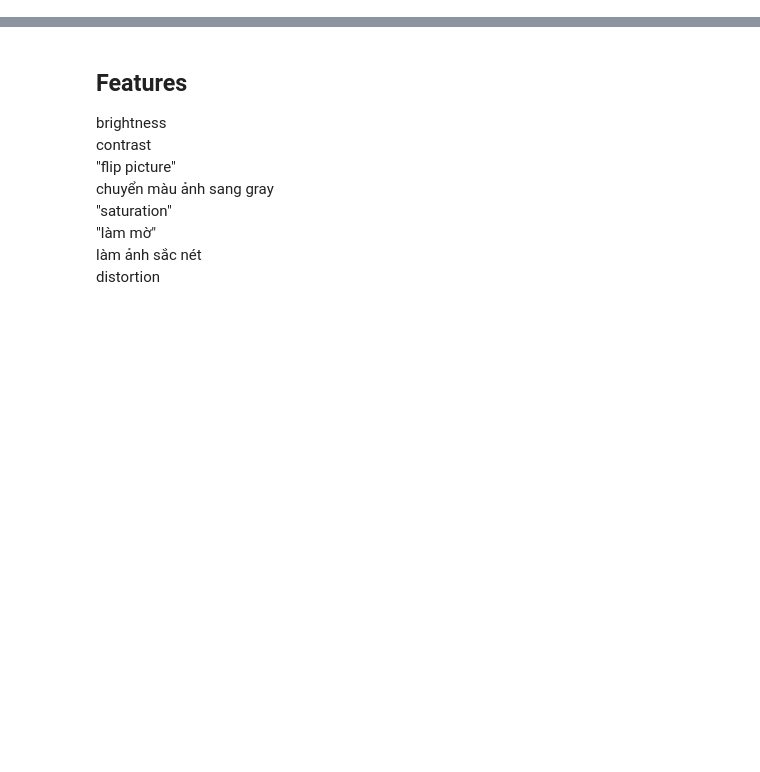
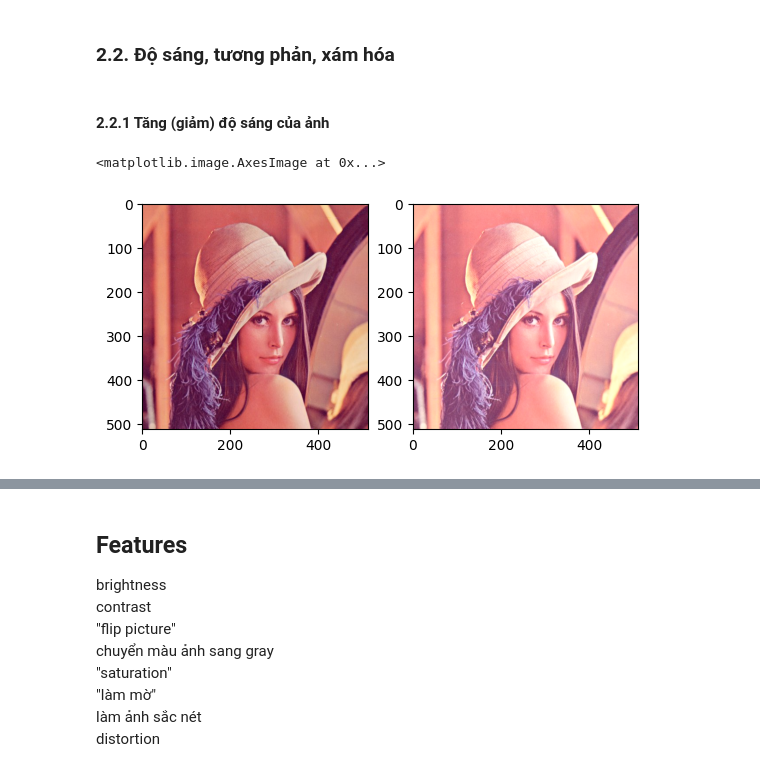
Before and after one commit to sabertoaster/image-processing, a Jupyter notebook: code.ipynb, the cells around one changed output, grey strips where cells are left out. Saved outputs shown, nothing was run; the diff lists cells and outputs as text; code cells hidden in the pictures; blank space fills up the shorter version.

Commit message:
Merged files Unfinished conclusion. Unfinished descriptions (brightness, sharpen, ...).

```diff
--- a/code.ipynb
+++ b/code.ipynb
@@ -0,0 +117,33 @@
+# %% [markdown]
+### 2.2. Độ sáng, tương phản, xám hóa
+# %% [markdown]
+#### 2.2.1 Tăng (giảm) độ sáng của ảnh
+# %%
+import cv2
+import numpy as np
+import matplotlib.pyplot as plt
+
+def brnAdjust(img, amount):
+    # Tăng độ sáng bằng cách cộng thêm vào mỗi pixel một lượng amount
+    img = img + [amount, amount, amount]
+
+    # Giới hạn giá trị của mỗi pixel trong khoảng từ 0 đến 255
+    img = np.clip(img, 0.0, 255.0)
+
+    return img.astype(np.uint8)
+
+# Đọc hình ảnh
+img = cv2.imread("lenna.png", 1)
+img.astype(float)
+
+# Áp dụng độ sáng
+output = brnAdjust(img, 50)
+
+# Hiển thị hình ảnh
+cv2.imwrite("brightness.jpg", output)
+fig, ax = plt.subplots(1, 2)
+ax[0].imshow(cv2.cvtColor(img.astype(np.uint8), cv2.COLOR_BGR2RGB))
+ax[1].imshow(cv2.cvtColor(output.astype(np.uint8), cv2.COLOR_BGR2RGB))
+# %% [output]
+<matplotlib.image.AxesImage at 0x...>
+[figure, added]
```
Also changed, not shown: parts of 37 cells of this notebook, 7 other files.
